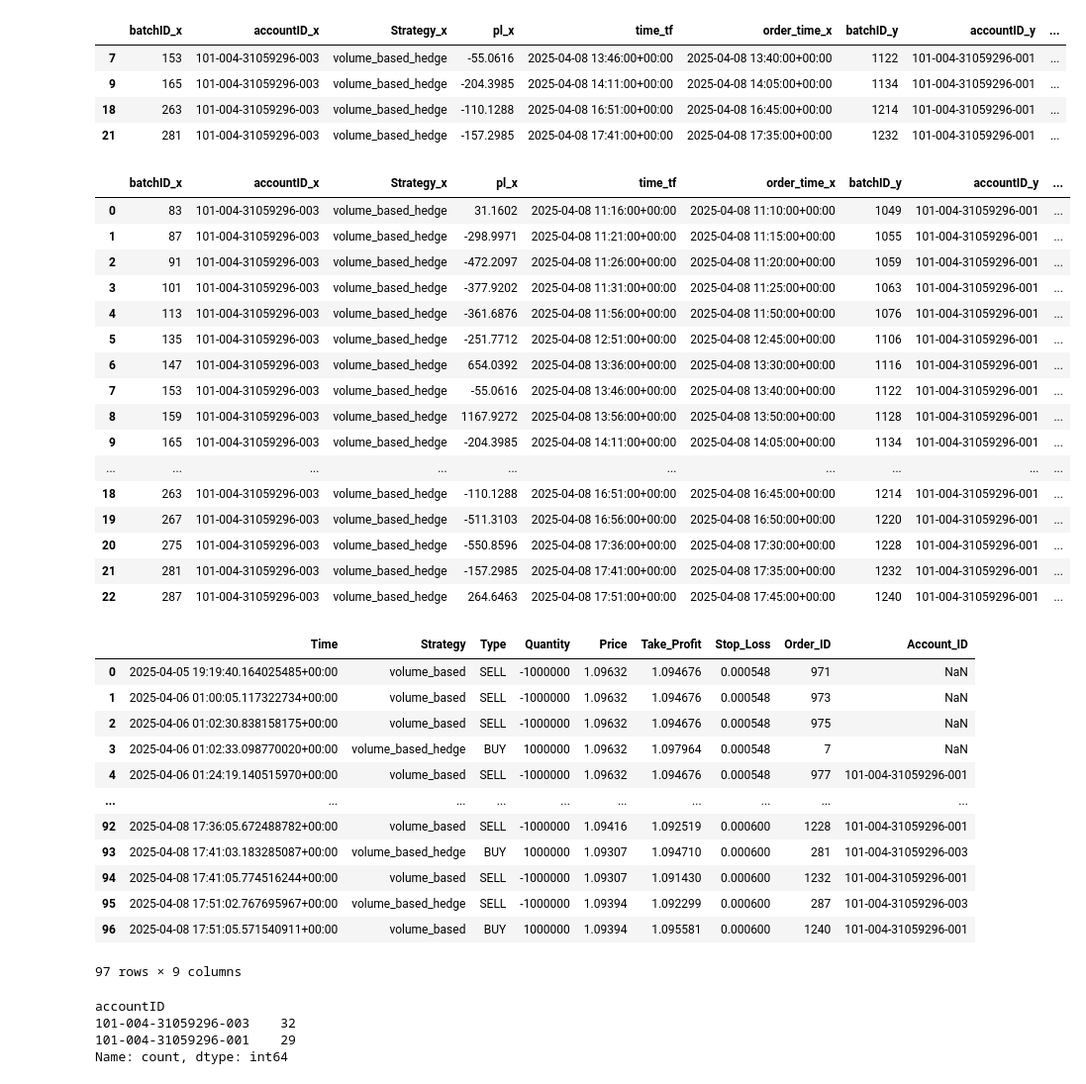
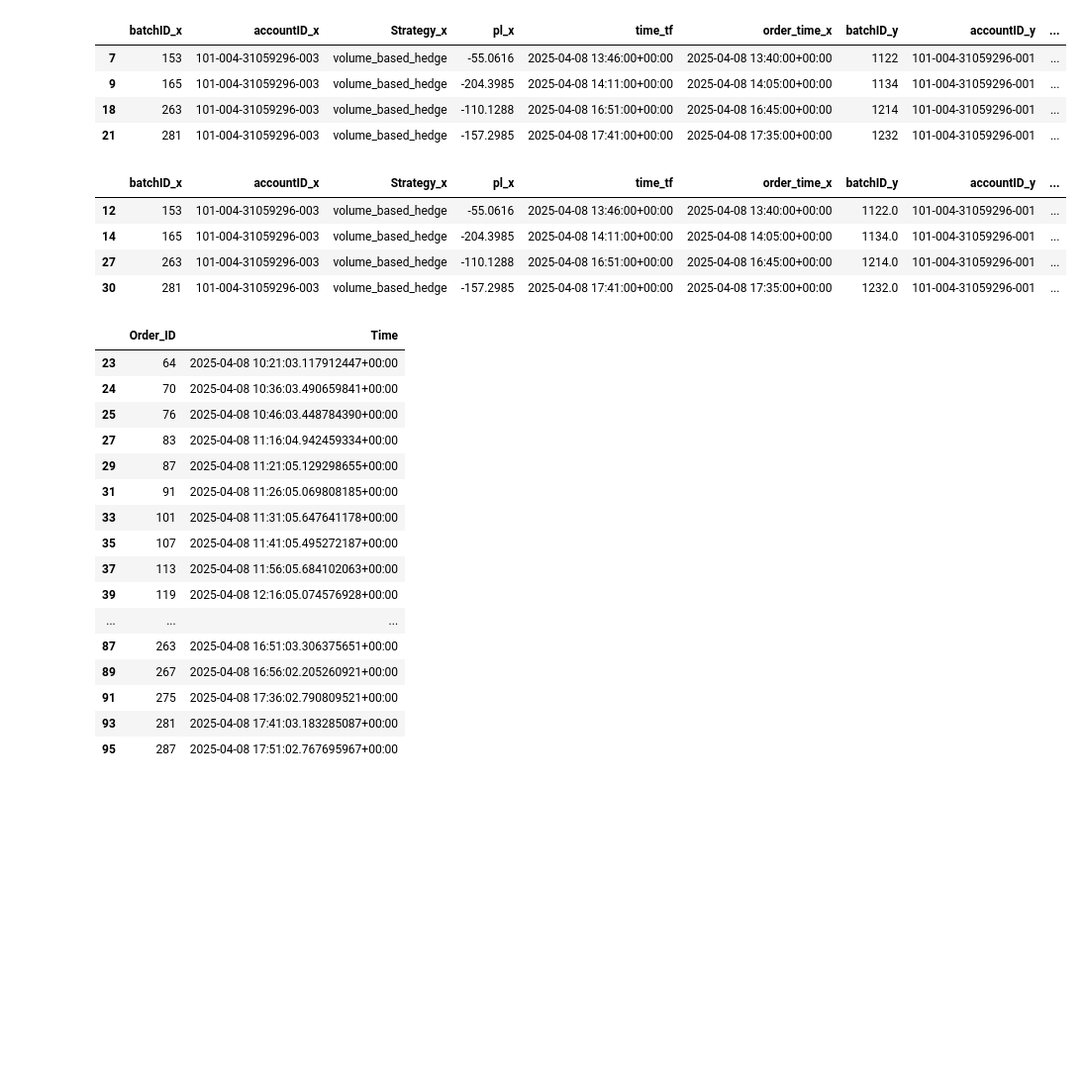
Before and after one commit to vgupta2710/Equity-Plans, a Jupyter notebook: deepnote/Data_Importer/3. Forex PnL.ipynb, the cells around one changed output. Shown at 99% size. Cells and saved outputs as stored; diff of their text form; code cells hidden in the pictures; blank space fills up the shorter version.

```diff
--- a/deepnote/Data_Importer/3. Forex PnL.ipynb
+++ b/deepnote/Data_Importer/3. Forex PnL.ipynb
@@ -77,7 +77,7 @@ trans_orders.shape
 strategy_agg=pd.merge(
     trans_orders[trans_orders['accountID']=='101-004-31059296-003'],
     trans_orders[trans_orders['accountID']=='101-004-31059296-001'],
-    on = 'time_tf')
+    on = 'time_tf', how='left')
 # %%
 strategy_agg[(strategy_agg['pl_x']< -0) & (strategy_agg['pl_y']< -0)]
 # %% [output]
@@ -87,48 +87,37 @@ strategy_agg[(strategy_agg['pl_x']< -0) & (strategy_agg['pl_y']< -0)]
 | 18 | 263 | 101-004-31059296-003 | volume_based_hedge | -110.1288 | 2025-04-08 16:51:00+00:00 | 2025-04-08 16:45:00+00:00 | 1214 | 101-004-31059296-001 | ... |
 | 21 | 281 | 101-004-31059296-003 | volume_based_hedge | -157.2985 | 2025-04-08 17:41:00+00:00 | 2025-04-08 17:35:00+00:00 | 1232 | 101-004-31059296-001 | ... |
 # %%
-strategy_agg[strategy_agg['time_tf'].dt.date == strategy_agg['time_tf'].dt.date.max()]
+strategy_agg[(strategy_agg['time_tf'].dt.date == strategy_agg['time_tf'].dt.date.max())
+            & (strategy_agg['pl_x']< -0)
+            & (strategy_agg['pl_y']< -0)
+            ]
 # %% [output]
 |  | batchID_x | accountID_x | Strategy_x | pl_x | time_tf | order_time_x | batchID_y | accountID_y | ... |
-| 0 | 83 | 101-004-31059296-003 | volume_based_hedge | 31.1602 | 2025-04-08 11:16:00+00:00 | 2025-04-08 11:10:00+00:00 | 1049 | 101-004-31059296-001 | ... |
-| 1 | 87 | 101-004-31059296-003 | volume_based_hedge | -298.9971 | 2025-04-08 11:21:00+00:00 | 2025-04-08 11:15:00+00:00 | 1055 | 101-004-31059296-001 | ... |
-| 2 | 91 | 101-004-31059296-003 | volume_based_hedge | -472.2097 | 2025-04-08 11:26:00+00:00 | 2025-04-08 11:20:00+00:00 | 1059 | 101-004-31059296-001 | ... |
-| 3 | 101 | 101-004-31059296-003 | volume_based_hedge | -377.9202 | 2025-04-08 11:31:00+00:00 | 2025-04-08 11:25:00+00:00 | 1063 | 101-004-31059296-001 | ... |
-| 4 | 113 | 101-004-31059296-003 | volume_based_hedge | -361.6876 | 2025-04-08 11:56:00+00:00 | 2025-04-08 11:50:00+00:00 | 1076 | 101-004-31059296-001 | ... |
-| 5 | 135 | 101-004-31059296-003 | volume_based_hedge | -251.7712 | 2025-04-08 12:51:00+00:00 | 2025-04-08 12:45:00+00:00 | 1106 | 101-004-31059296-001 | ... |
-| 6 | 147 | 101-004-31059296-003 | volume_based_hedge | 654.0392 | 2025-04-08 13:36:00+00:00 | 2025-04-08 13:30:00+00:00 | 1116 | 101-004-31059296-001 | ... |
-| 7 | 153 | 101-004-31059296-003 | volume_based_hedge | -55.0616 | 2025-04-08 13:46:00+00:00 | 2025-04-08 13:40:00+00:00 | 1122 | 101-004-31059296-001 | ... |
-| 8 | 159 | 101-004-31059296-003 | volume_based_hedge | 1167.9272 | 2025-04-08 13:56:00+00:00 | 2025-04-08 13:50:00+00:00 | 1128 | 101-004-31059296-001 | ... |
-| 9 | 165 | 101-004-31059296-003 | volume_based_hedge | -204.3985 | 2025-04-08 14:11:00+00:00 | 2025-04-08 14:05:00+00:00 | 1134 | 101-004-31059296-001 | ... |
-| ... | ... | ... | ... | ... | ... | ... | ... | ... | ... |
-| 18 | 263 | 101-004-31059296-003 | volume_based_hedge | -110.1288 | 2025-04-08 16:51:00+00:00 | 2025-04-08 16:45:00+00:00 | 1214 | 101-004-31059296-001 | ... |
-| 19 | 267 | 101-004-31059296-003 | volume_based_hedge | -511.3103 | 2025-04-08 16:56:00+00:00 | 2025-04-08 16:50:00+00:00 | 1220 | 101-004-31059296-001 | ... |
-| 20 | 275 | 101-004-31059296-003 | volume_based_hedge | -550.8596 | 2025-04-08 17:36:00+00:00 | 2025-04-08 17:30:00+00:00 | 1228 | 101-004-31059296-001 | ... |
-| 21 | 281 | 101-004-31059296-003 | volume_based_hedge | -157.2985 | 2025-04-08 17:41:00+00:00 | 2025-04-08 17:35:00+00:00 | 1232 | 101-004-31059296-001 | ... |
-| 22 | 287 | 101-004-31059296-003 | volume_based_hedge | 264.6463 | 2025-04-08 17:51:00+00:00 | 2025-04-08 17:45:00+00:00 | 1240 | 101-004-31059296-001 | ... |
+| 12 | 153 | 101-004-31059296-003 | volume_based_hedge | -55.0616 | 2025-04-08 13:46:00+00:00 | 2025-04-08 13:40:00+00:00 | 1122.0 | 101-004-31059296-001 | ... |
+| 14 | 165 | 101-004-31059296-003 | volume_based_hedge | -204.3985 | 2025-04-08 14:11:00+00:00 | 2025-04-08 14:05:00+00:00 | 1134.0 | 101-004-31059296-001 | ... |
+| 27 | 263 | 101-004-31059296-003 | volume_based_hedge | -110.1288 | 2025-04-08 16:51:00+00:00 | 2025-04-08 16:45:00+00:00 | 1214.0 | 101-004-31059296-001 | ... |
+| 30 | 281 | 101-004-31059296-003 | volume_based_hedge | -157.2985 | 2025-04-08 17:41:00+00:00 | 2025-04-08 17:35:00+00:00 | 1232.0 | 101-004-31059296-001 | ... |
 # %%
-orders['time'].dt.date = orders['time'].dt.date.max()
+orders[(orders['Time'].dt.date == orders['Time'].dt.date.max())
+        & (orders['Account_ID'] == '101-004-31059296-003')][['Order_ID','Time']]
 # %% [output]
-|  | Time | Strategy | Type | Quantity | Price | Take_Profit | Stop_Loss | Order_ID | Account_ID |
-| 0 | 2025-04-05 19:19:40.164025485+00:00 | volume_based | SELL | -1000000 | 1.09632 | 1.094676 | 0.000548 | 971 | NaN |
-| 1 | 2025-04-06 01:00:05.117322734+00:00 | volume_based | SELL | -1000000 | 1.09632 | 1.094676 | 0.000548 | 973 | NaN |
-| 2 | 2025-04-06 01:02:30.838158175+00:00 | volume_based | SELL | -1000000 | 1.09632 | 1.094676 | 0.000548 | 975 | NaN |
-| 3 | 2025-04-06 01:02:33.098770020+00:00 | volume_based_hedge | BUY | 1000000 | 1.09632 | 1.097964 | 0.000548 | 7 | NaN |
-| 4 | 2025-04-06 01:24:19.140515970+00:00 | volume_based | SELL | -1000000 | 1.09632 | 1.094676 | 0.000548 | 977 | 101-004-31059296-001 |
-| ... | ... | ... | ... | ... | ... | ... | ... | ... | ... |
-| 92 | 2025-04-08 17:36:05.672488782+00:00 | volume_based | SELL | -1000000 | 1.09416 | 1.092519 | 0.000600 | 1228 | 101-004-31059296-001 |
-| 93 | 2025-04-08 17:41:03.183285087+00:00 | volume_based_hedge | BUY | 1000000 | 1.09307 | 1.094710 | 0.000600 | 281 | 101-004-31059296-003 |
-| 94 | 2025-04-08 17:41:05.774516244+00:00 | volume_based | SELL | -1000000 | 1.09307 | 1.091430 | 0.000600 | 1232 | 101-004-31059296-001 |
-| 95 | 2025-04-08 17:51:02.767695967+00:00 | volume_based_hedge | SELL | -1000000 | 1.09394 | 1.092299 | 0.000600 | 287 | 101-004-31059296-003 |
-| 96 | 2025-04-08 17:51:05.571540911+00:00 | volume_based | BUY | 1000000 | 1.09394 | 1.095581 | 0.000600 | 1240 | 101-004-31059296-001 |
+|  | Order_ID | Time |
+| 23 | 64 | 2025-04-08 10:21:03.117912447+00:00 |
+| 24 | 70 | 2025-04-08 10:36:03.490659841+00:00 |
+| 25 | 76 | 2025-04-08 10:46:03.448784390+00:00 |
+| 27 | 83 | 2025-04-08 11:16:04.942459334+00:00 |
+| 29 | 87 | 2025-04-08 11:21:05.129298655+00:00 |
+| 31 | 91 | 2025-04-08 11:26:05.069808185+00:00 |
+| 33 | 101 | 2025-04-08 11:31:05.647641178+00:00 |
+| 35 | 107 | 2025-04-08 11:41:05.495272187+00:00 |
+| 37 | 113 | 2025-04-08 11:56:05.684102063+00:00 |
+| 39 | 119 | 2025-04-08 12:16:05.074576928+00:00 |
+| ... | ... | ... |
+| 87 | 263 | 2025-04-08 16:51:03.306375651+00:00 |
+| 89 | 267 | 2025-04-08 16:56:02.205260921+00:00 |
+| 91 | 275 | 2025-04-08 17:36:02.790809521+00:00 |
+| 93 | 281 | 2025-04-08 17:41:03.183285087+00:00 |
+| 95 | 287 | 2025-04-08 17:51:02.767695967+00:00 |
-97 rows × 9 columns
-# %%
-trans_orders['accountID'].value_counts()
-# %% [output]
-accountID
-101-004-31059296-003    32
-101-004-31059296-001    29
-Name: count, dtype: int64
 # %% [markdown]
 <a style='text-decoration:none;line-height:16px;display:flex;color:#5B5B62;padding:10px;justify-content:end;' href='https://deepnote.com?utm_source=created-in-deepnote-cell&projectId=a127aa9e-0a77-4af9-a6ce-85e7a9b74042' target="_blank">
 <img alt='Created in deepnote.com' style='display:inline;max-height:16px;margin:0px;margin-right:7.5px;' src='embedded-picture-1' > </img>
```
Also changed, not shown: 1 other file.
